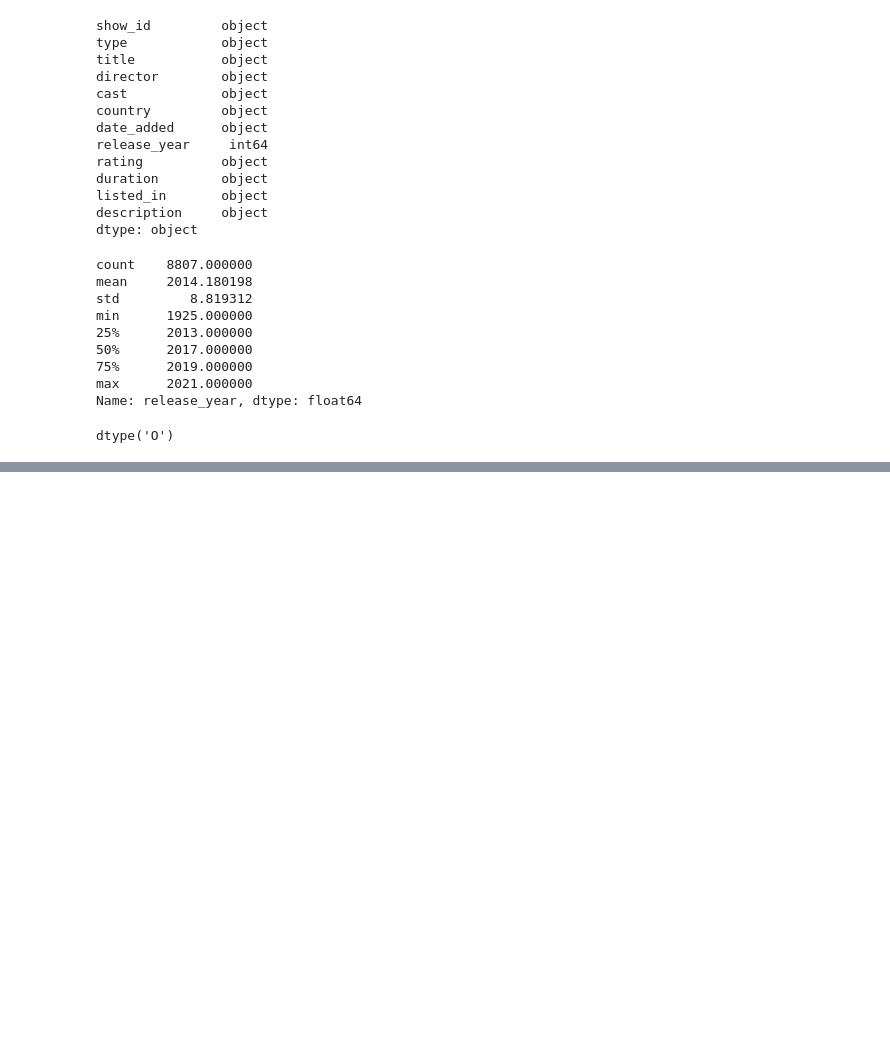
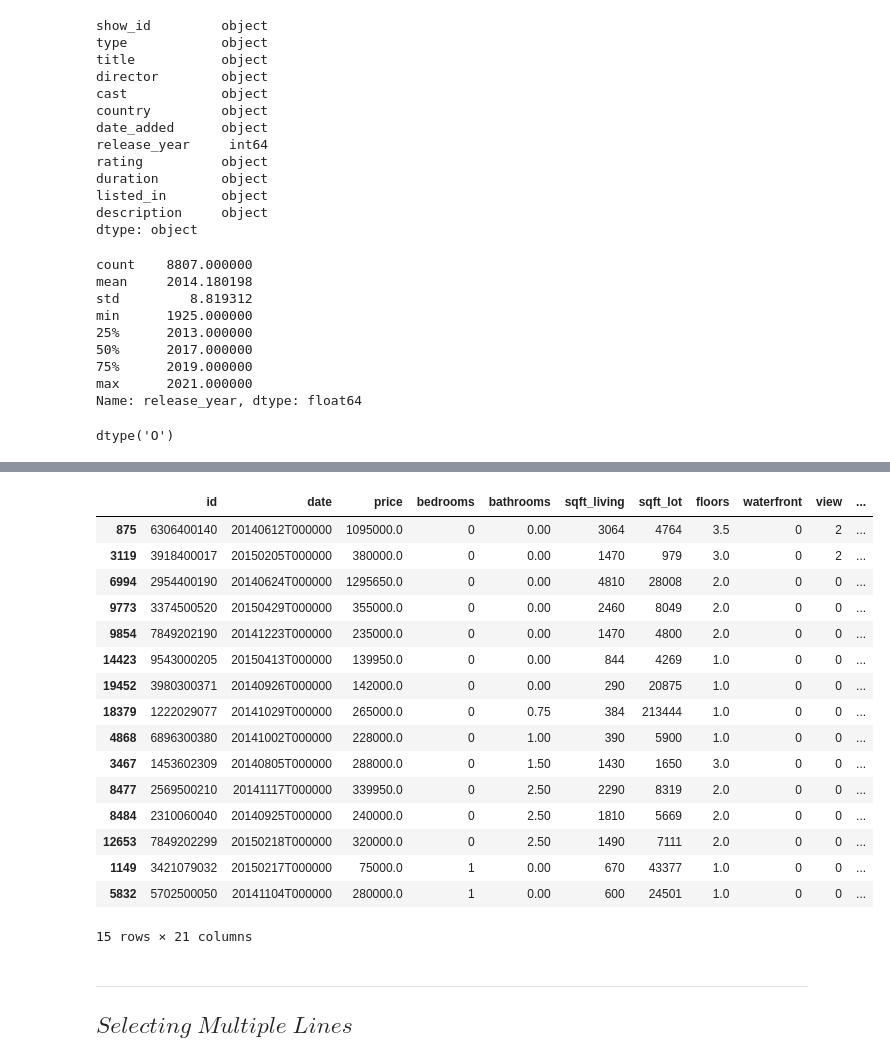
Before and after one commit to halimocakli/Data-Analysis-And-Visualization, a Jupyter notebook: 03-Series&Columns/03_SeriesAndColumns.ipynb, the cells around one changed output, grey strips where cells are left out. Cells and saved outputs as stored; diff of their text form; code cells hidden in the pictures; blank space fills up the shorter version.

```diff
--- a/03-Series&Columns/03_SeriesAndColumns.ipynb
+++ b/03-Series&Columns/03_SeriesAndColumns.ipynb
@@ -411,0 +578,23 @@ dtype('O')
+# %%
+houses.nsmallest(15, ["bedrooms", "bathrooms"])
+# %% [output]
+|  | id | date | price | bedrooms | bathrooms | sqft_living | sqft_lot | floors | waterfront | view | ... |
+| 875 | 6306400140 | 20140612T000000 | 1095000.0 | 0 | 0.00 | 3064 | 4764 | 3.5 | 0 | 2 | ... |
+| 3119 | 3918400017 | 20150205T000000 | 380000.0 | 0 | 0.00 | 1470 | 979 | 3.0 | 0 | 2 | ... |
+| 6994 | 2954400190 | 20140624T000000 | 1295650.0 | 0 | 0.00 | 4810 | 28008 | 2.0 | 0 | 0 | ... |
+| 9773 | 3374500520 | 20150429T000000 | 355000.0 | 0 | 0.00 | 2460 | 8049 | 2.0 | 0 | 0 | ... |
+| 9854 | 7849202190 | 20141223T000000 | 235000.0 | 0 | 0.00 | 1470 | 4800 | 2.0 | 0 | 0 | ... |
+| 14423 | 9543000205 | 20150413T000000 | 139950.0 | 0 | 0.00 | 844 | 4269 | 1.0 | 0 | 0 | ... |
+| 19452 | 3980300371 | 20140926T000000 | 142000.0 | 0 | 0.00 | 290 | 20875 | 1.0 | 0 | 0 | ... |
+| 18379 | 1222029077 | 20141029T000000 | 265000.0 | 0 | 0.75 | 384 | 213444 | 1.0 | 0 | 0 | ... |
+| 4868 | 6896300380 | 20141002T000000 | 228000.0 | 0 | 1.00 | 390 | 5900 | 1.0 | 0 | 0 | ... |
+| 3467 | 1453602309 | 20140805T000000 | 288000.0 | 0 | 1.50 | 1430 | 1650 | 3.0 | 0 | 0 | ... |
+| 8477 | 2569500210 | 20141117T000000 | 339950.0 | 0 | 2.50 | 2290 | 8319 | 2.0 | 0 | 0 | ... |
+| 8484 | 2310060040 | 20140925T000000 | 240000.0 | 0 | 2.50 | 1810 | 5669 | 2.0 | 0 | 0 | ... |
+| 12653 | 7849202299 | 20150218T000000 | 320000.0 | 0 | 2.50 | 1490 | 7111 | 2.0 | 0 | 0 | ... |
+| 1149 | 3421079032 | 20150217T000000 | 75000.0 | 1 | 0.00 | 670 | 43377 | 1.0 | 0 | 0 | ... |
+| 5832 | 5702500050 | 20141104T000000 | 280000.0 | 1 | 0.00 | 600 | 24501 | 1.0 | 0 | 0 | ... |
+15 rows × 21 columns
+# %% [markdown]
+***
+## $Selecting$ $Multiple$ $Lines$
```
Also changed, not shown: parts of 30 cells of this notebook.
